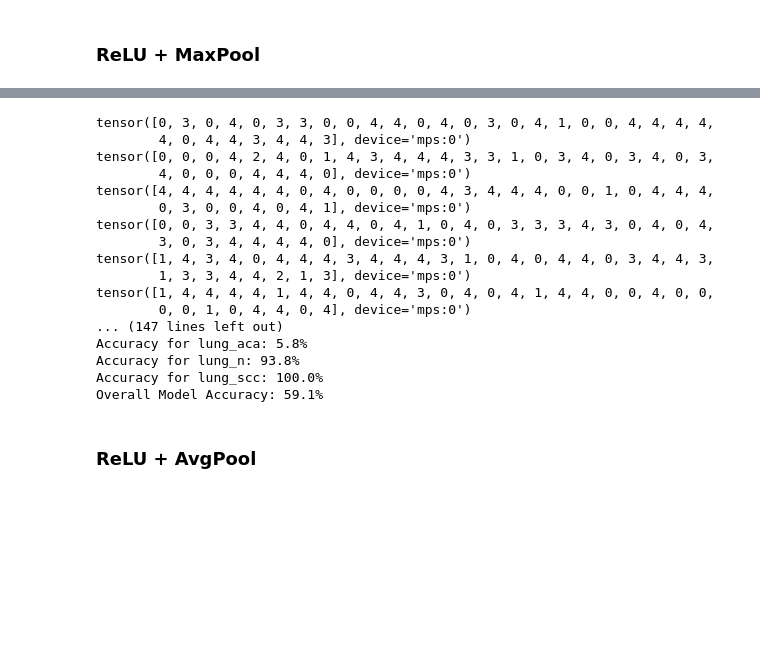
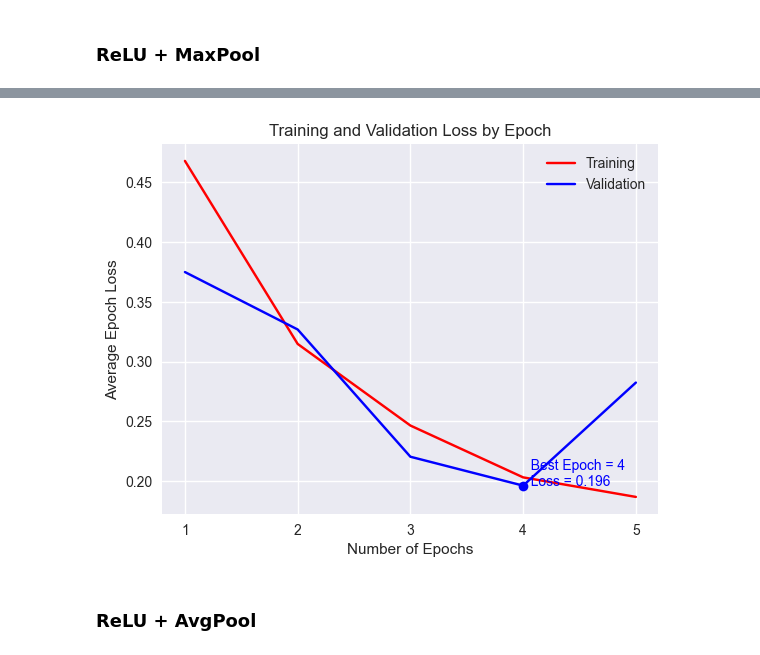
Before and after one commit to garrett-lam/CancerHistopathologyCNN, a Jupyter notebook: lung_colon_CNN.ipynb, the cells around one changed output, grey strips where cells are left out. Cells and saved outputs as stored; diff of their text form; code cells hidden in the pictures; blank space fills up the shorter version.

```diff
--- a/lung_colon_CNN.ipynb
+++ b/lung_colon_CNN.ipynb
@@ -16,7 +17,7 @@ import torch.optim as optim
 ## **Data Preparation**
 # %%
 # Read in data
-img_size = 224
+img_size = 64
 data_transformation = transforms.Compose([
     transforms.RandomHorizontalFlip(),
     transforms.RandomVerticalFlip(),
@@ -87,7 +88,7 @@ mps
 # %% [markdown]
 ## **Set Up Training and Validation Steps**
 # %%
-num_epochs = 1
+num_epochs = 5
 criterion = nn.CrossEntropyLoss()
 lr = 0.001
 # %%
@@ -100,8 +101,8 @@ def w_init(m):
 # %% [markdown]
 ### ReLU + MaxPool
 # %%
-model = initModel('relu', 'max', img_size, device, elu_val = 1, lrelu_val = .01)
-model.apply(w_init)
-optimizer = optim.Adam(model.parameters(), lr = lr)
-train_loss, valid_loss = trainModel(model, 'relu', 'max', img_size, train_loader, valid_loader, criterion, optimizer, num_epochs, device)
+model1 = initModel('relu', 'max', img_size, device, elu_val = 1, lrelu_val = .01)
+model1.apply(w_init)
+optimizer1 = optim.Adam(model1.parameters(), lr = lr)
+train_loss1, valid_loss1 = trainModel(model1, 'relu', 'max', img_size, train_loader, valid_loader, criterion, optimizer1, num_epochs, device)
 # %% [output]
@@ -118,23 +126,7 @@ Finished Training.
-# %%
-_,_ = testNN(model, test_loader, classes, device)
-# %% [output]
-tensor([0, 3, 0, 4, 0, 3, 3, 0, 0, 4, 4, 0, 4, 0, 3, 0, 4, 1, 0, 0, 4, 4, 4, 4,
-        4, 0, 4, 4, 3, 4, 4, 3], device='mps:0')
-tensor([0, 0, 0, 4, 2, 4, 0, 1, 4, 3, 4, 4, 4, 3, 3, 1, 0, 3, 4, 0, 3, 4, 0, 3,
-        4, 0, 0, 0, 4, 4, 4, 0], device='mps:0')
-tensor([4, 4, 4, 4, 4, 4, 0, 4, 0, 0, 0, 0, 4, 3, 4, 4, 4, 0, 0, 1, 0, 4, 4, 4,
-        0, 3, 0, 0, 4, 0, 4, 1], device='mps:0')
-tensor([0, 0, 3, 3, 4, 4, 0, 4, 4, 0, 4, 1, 0, 4, 0, 3, 3, 3, 4, 3, 0, 4, 0, 4,
-        3, 0, 3, 4, 4, 4, 4, 0], device='mps:0')
-tensor([1, 4, 3, 4, 0, 4, 4, 4, 3, 4, 4, 4, 3, 1, 0, 4, 0, 4, 4, 0, 3, 4, 4, 3,
-        1, 3, 3, 4, 4, 2, 1, 3], device='mps:0')
-tensor([1, 4, 4, 4, 4, 1, 4, 4, 0, 4, 4, 3, 0, 4, 0, 4, 1, 4, 4, 0, 0, 4, 0, 0,
-        0, 0, 1, 0, 4, 4, 0, 4], device='mps:0')
-... (147 lines left out)
-Accuracy for lung_aca: 5.8%
-Accuracy for lung_n: 93.8%
-Accuracy for lung_scc: 100.0%
-Overall Model Accuracy: 59.1%
+# %%
+plotTrain(train_loss1, valid_loss1)
+# %% [output]
+[figure, added]
 # %% [markdown]
 ### ReLU + AvgPool
 # %%
```
Also changed, not shown: parts of 27 cells of this notebook, 2 other files.
